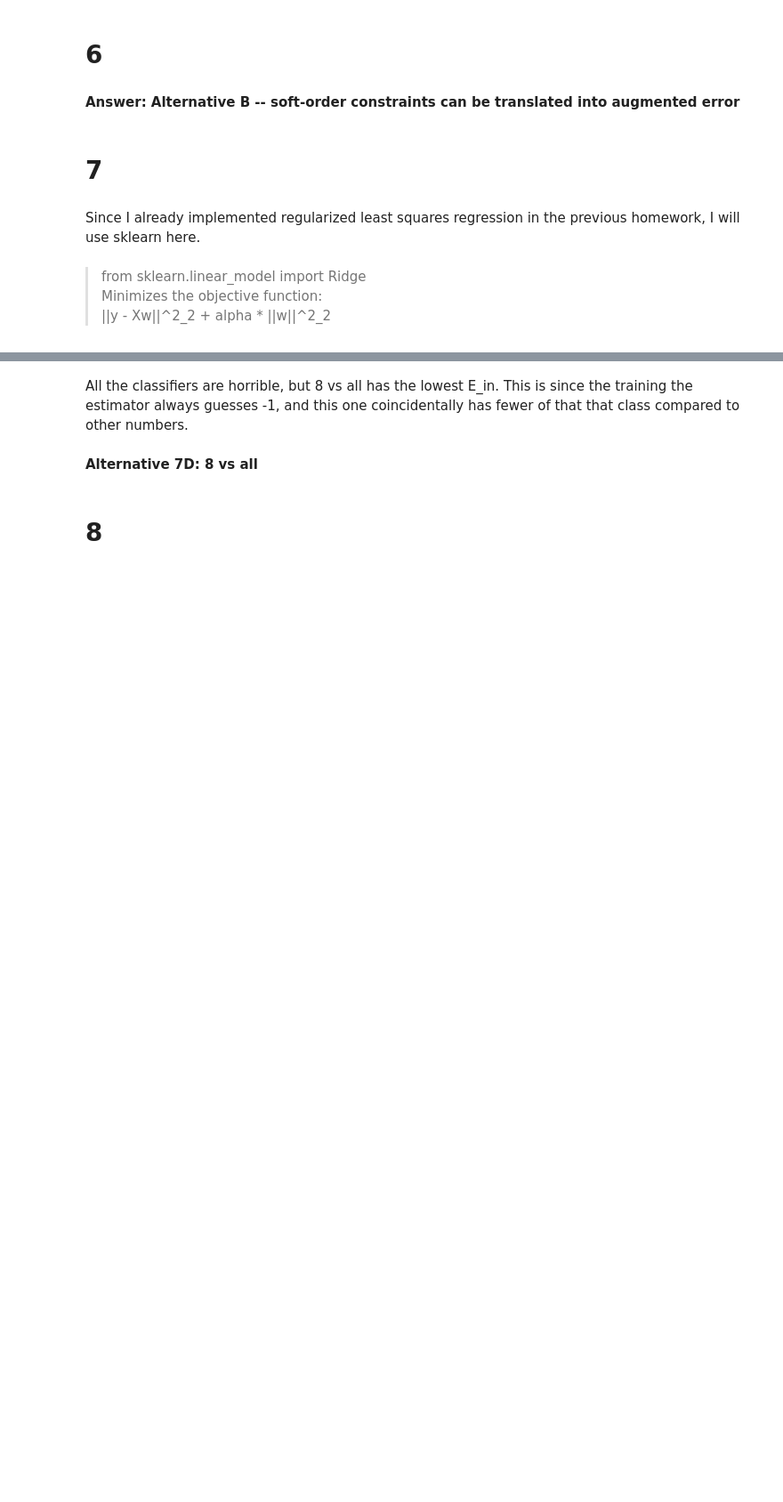
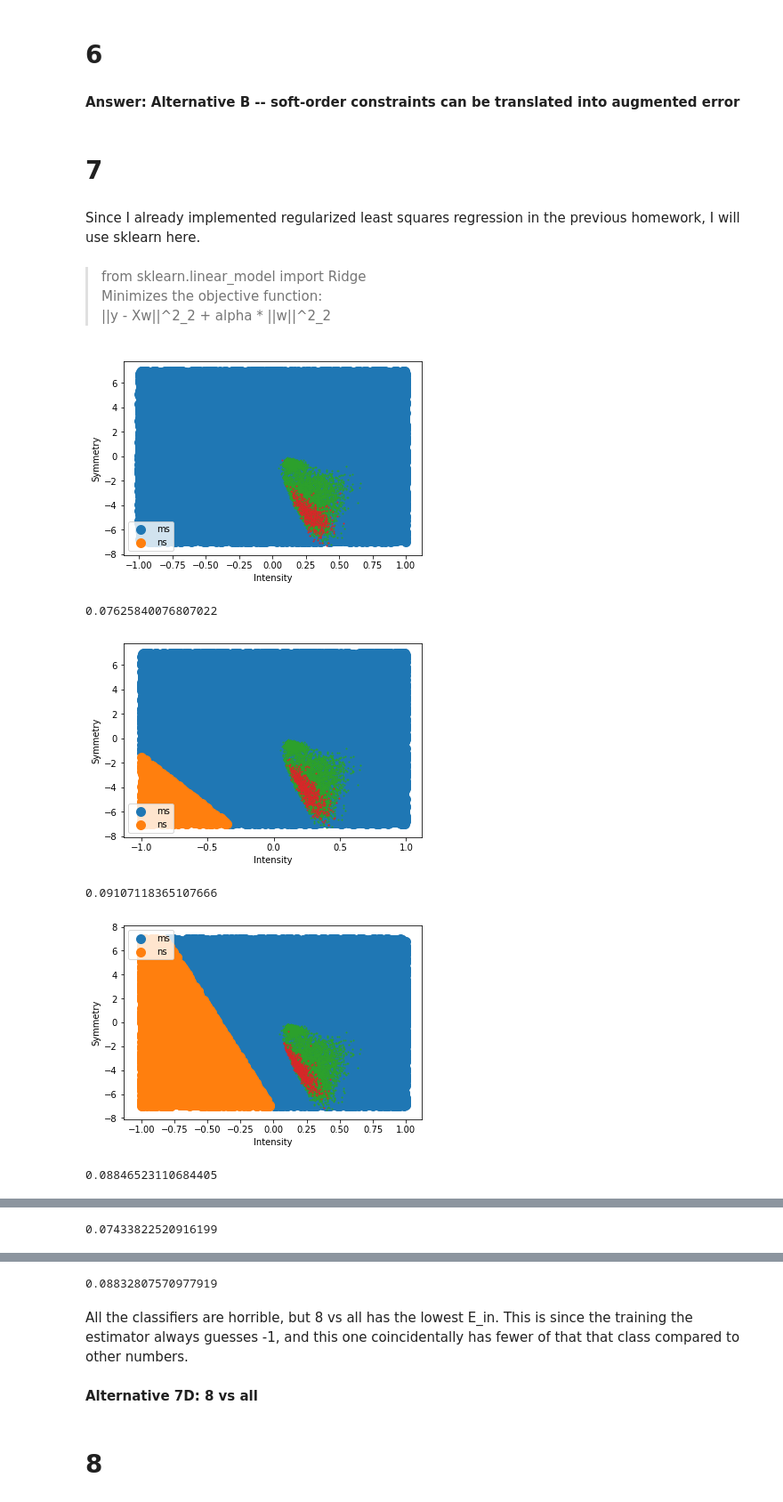
Before and after one commit to roessland/learning-from-data, a Jupyter notebook: homework-final/lfd-final.ipynb, the cells around one changed output, grey strips where cells are left out. Shown at 89% size. Cells and saved outputs as stored; diff of their text form; code cells hidden in the pictures; blank space fills up the shorter version.

```diff
--- a/homework-final/lfd-final.ipynb
+++ b/homework-final/lfd-final.ipynb
@@ -174,36 +184,43 @@ def get_n_vs_m_dataset(ns, ms, which):
 X, y = get_n_vs_m_dataset([5], [0, 1, 2, 3, 4, 6, 7, 8, 9], "train")
 
 
-def plot(X, y):
+def plot(X, y, s=1):
     above = np.where(y > 0)
     below = np.where(y < 0)
-    plt.scatter(X[below,1], X[below,2], s=1)
-    plt.scatter(X[above,1], X[above,2], s=1)
+    plt.scatter(X[below,1], X[below,2], s)
+    plt.scatter(X[above,1], X[above,2], s)
     plt.legend(["ms", "ns"])
     plt.xlabel("Intensity")
     plt.ylabel("Symmetry")
 # %%
 def plot_decision_boundary(clf):
-    N = 1000
+    N = 30000
     X = np.zeros((N,3))
     X[:,0] = 1
     X[:,1] = 2*np.random.rand(N) - 1
     X[:,2] = np.random.rand(N)*(-14) + 7
     y = clf.predict(X)
-    plot(X, y)
+    plot(X, y, s=100)
 
 def in_sample_error(ns, ms):
     X, y = get_n_vs_m_dataset(ns, ms, "train")
     Z = X # = (1, x1, x2)
     clf = RidgeClassifier(alpha=1.0, fit_intercept=False)
     clf.fit(Z, y)
     plot_decision_boundary(clf)
     plot(X, y)
     plt.show()
     return np.mean(clf.predict(Z) != y)
 
 print(in_sample_error([5], [0, 1, 2, 3, 4, 6, 7, 8, 9]))
 print(in_sample_error([6], [0, 1, 2, 3, 4, 5, 7, 8, 9]))
 print(in_sample_error([7], [0, 1, 2, 3, 4, 5, 6, 8, 9]))
 print(in_sample_error([8], [0, 1, 2, 3, 4, 5, 6, 7, 9]))
 print(in_sample_error([9], [0, 1, 2, 3, 4, 5, 6, 7, 8]))
+# %% [output]
+[figure, added]
+0.07625840076807022
+[figure, added]
+0.09107118365107666
+[figure, added]
+0.08846523110684405
@@ -209,0 +228 @@ print(in_sample_error([9], [0, 1, 2, 3, 4, 5, 6, 7, 8]))
+0.07433822520916199
@@ -210,3 +230,4 @@ print(in_sample_error([9], [0, 1, 2, 3, 4, 5, 6, 7, 8]))
+0.08832807570977919
 # %% [markdown]
 All the classifiers are horrible, but 8 vs all has the lowest E_in.
 This is since the training the estimator always guesses -1, and this one coincidentally has fewer of that that class compared to other numbers.
```
Also changed, not shown: parts of 55 cells of this notebook.
